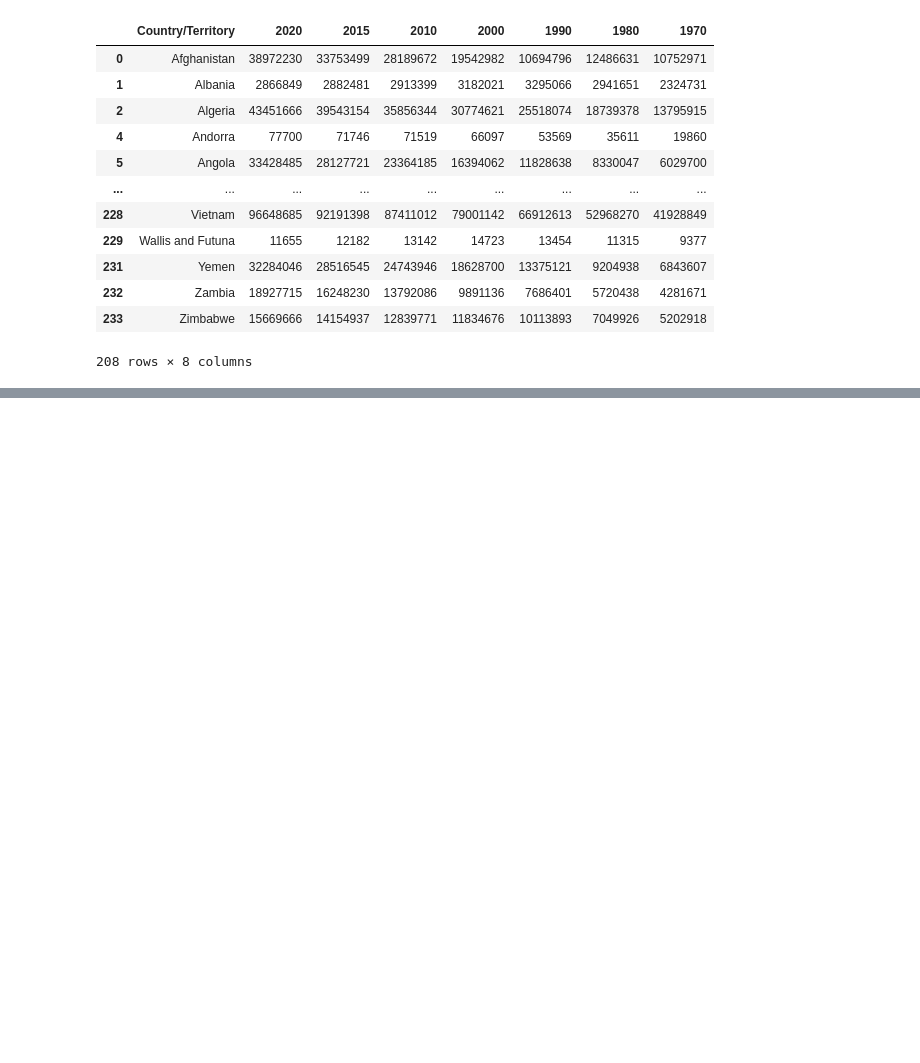
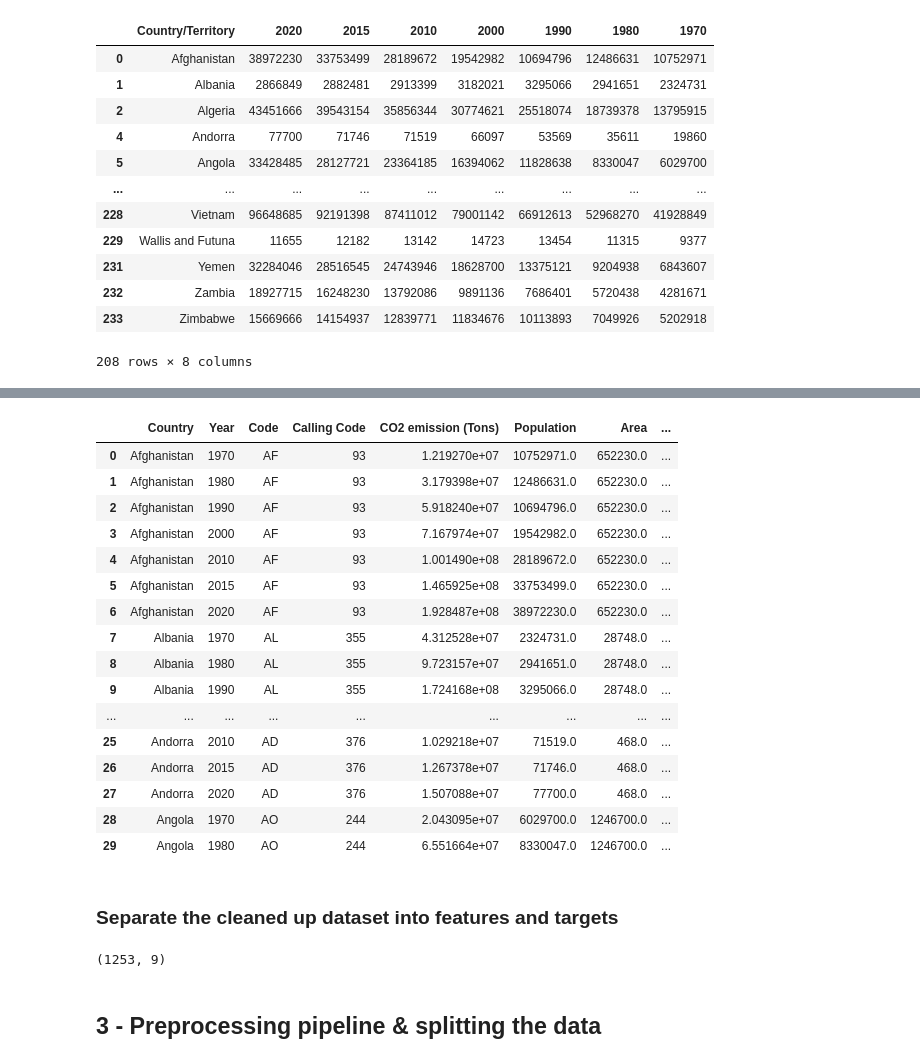
Before and after one commit to Nelius1k/Regression-Model, a Jupyter notebook: co2-Emissions.ipynb, the cells around one changed output, grey strips where cells are left out. Saved outputs shown, nothing was run; the diff lists cells and outputs as text; code cells hidden in the pictures; blank space fills up the shorter version.

```diff
--- a/co2-Emissions.ipynb
+++ b/co2-Emissions.ipynb
@@ -370,0 +199,12 @@ dtype: int64
+# %%
+# Rename columns
+df1_clean.columns.tolist()
+df1_clean.rename(columns = {"% of World":"Percentage of world", "Population(2022)":"Population"}, inplace = True)
+
+# Change string columns to float
+df1_clean["Percentage of world"] = df1_clean["Percentage of world"].str.replace("%", "", regex=True)
+df1_clean["Percentage of world"] = pd.to_numeric(df1_clean["Percentage of world"], errors='coerce')
+
+df1_clean["Density(km2)"] = df1_clean["Density(km2)"].str.replace("/km²", "", regex=True)
+df1_clean["Density(km2)"] = df1_clean["Density(km2)"].replace(',','.', regex=True)
+df1_clean["Density(km2)"] = pd.to_numeric(df1_clean["Density(km2)"], errors='coerce')
@@ -370,0 +229,3 @@ dtype: int64
+# %%
+# Remove rows with null values
+df1_clean = df1_clean.dropna()
@@ -370,0 +251,20 @@ dtype: int64
+# %%
+df1_clean.head(30)
+# %% [output]
+|  | Country | Year | Code | Calling Code | CO2 emission (Tons) | Population | Area | ... |
+| 0 | Afghanistan | 1970 | AF | 93 | 1.219270e+07 | 10752971.0 | 652230.0 | ... |
+| 1 | Afghanistan | 1980 | AF | 93 | 3.179398e+07 | 12486631.0 | 652230.0 | ... |
+| 2 | Afghanistan | 1990 | AF | 93 | 5.918240e+07 | 10694796.0 | 652230.0 | ... |
+| 3 | Afghanistan | 2000 | AF | 93 | 7.167974e+07 | 19542982.0 | 652230.0 | ... |
+| 4 | Afghanistan | 2010 | AF | 93 | 1.001490e+08 | 28189672.0 | 652230.0 | ... |
+| 5 | Afghanistan | 2015 | AF | 93 | 1.465925e+08 | 33753499.0 | 652230.0 | ... |
+| 6 | Afghanistan | 2020 | AF | 93 | 1.928487e+08 | 38972230.0 | 652230.0 | ... |
+| 7 | Albania | 1970 | AL | 355 | 4.312528e+07 | 2324731.0 | 28748.0 | ... |
+| 8 | Albania | 1980 | AL | 355 | 9.723157e+07 | 2941651.0 | 28748.0 | ... |
+| 9 | Albania | 1990 | AL | 355 | 1.724168e+08 | 3295066.0 | 28748.0 | ... |
+| ... | ... | ... | ... | ... | ... | ... | ... | ... |
+| 25 | Andorra | 2010 | AD | 376 | 1.029218e+07 | 71519.0 | 468.0 | ... |
+| 26 | Andorra | 2015 | AD | 376 | 1.267378e+07 | 71746.0 | 468.0 | ... |
+| 27 | Andorra | 2020 | AD | 376 | 1.507088e+07 | 77700.0 | 468.0 | ... |
+| 28 | Angola | 1970 | AO | 244 | 2.043095e+07 | 6029700.0 | 1246700.0 | ... |
+| 29 | Angola | 1980 | AO | 244 | 6.551664e+07 | 8330047.0 | 1246700.0 | ... |
@@ -370,0 +276,8 @@ dtype: int64
+# %% [markdown]
+### Separate the cleaned up dataset into features and targets
+# %%
+df1_clean.shape
+# %% [output]
+(1253, 9)
+# %% [markdown]
+## 3 - Preprocessing pipeline & splitting the data
```
Also changed, not shown: parts of 47 cells of this notebook.
